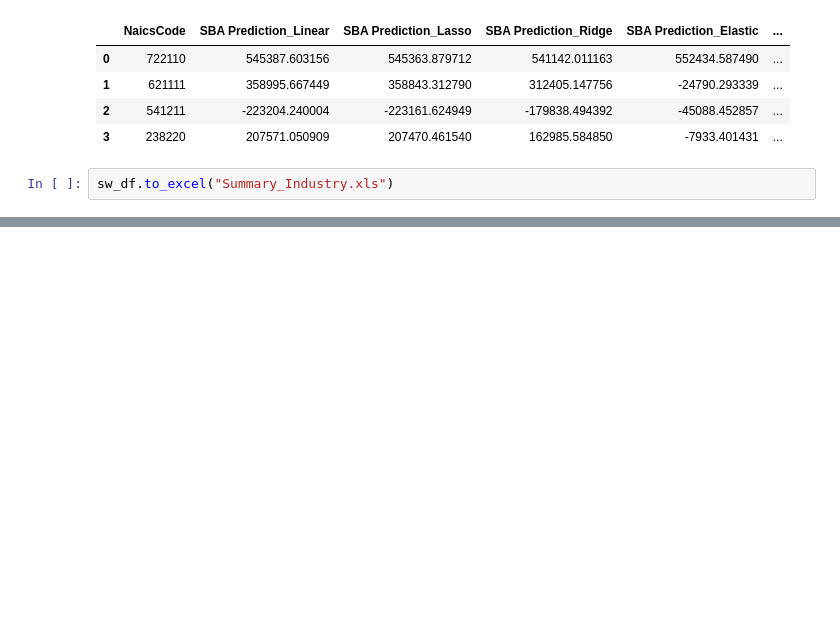
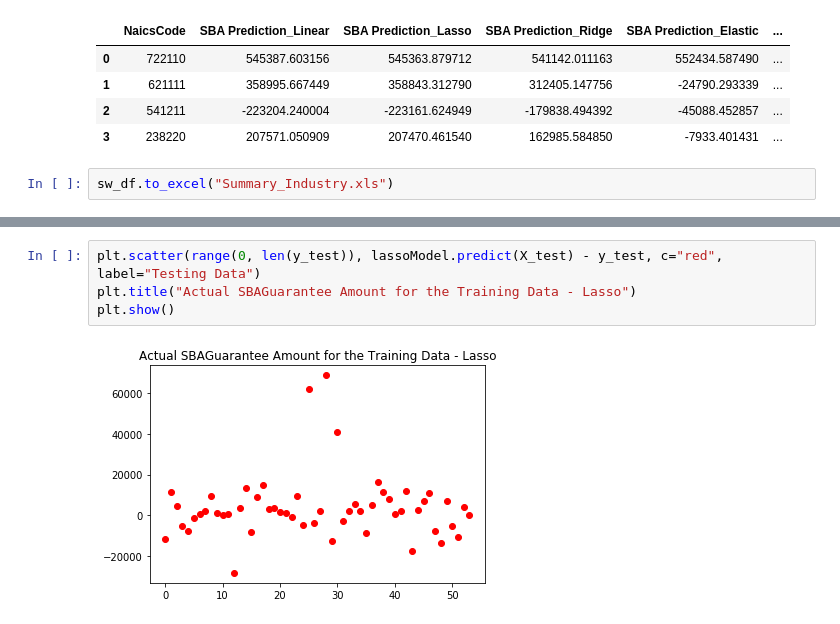
Before and after one commit to FJGalliano/MachineLearning_SBA, a Jupyter notebook: Florida_Model_4_Industries.ipynb, the cells around one changed output, grey strips where cells are left out. Saved outputs shown, nothing was run; the diff lists cells and outputs as text; blank space fills up the shorter version.

```diff
--- a/Florida_Model_4_Industries.ipynb
+++ b/Florida_Model_4_Industries.ipynb
@@ -202,0 +109,6 @@ sw_df.to_excel("Summary_Industry.xls")
+# %%
+plt.scatter(range(0, len(y_test)), lassoModel.predict(X_test) - y_test, c="red", label="Testing Data")
+plt.title("Actual SBAGuarantee Amount for the Training Data - Lasso")
+plt.show()
+# %% [output]
+[figure, added]
```
Also changed, not shown: parts of 19 cells of this notebook, 12 other files.
